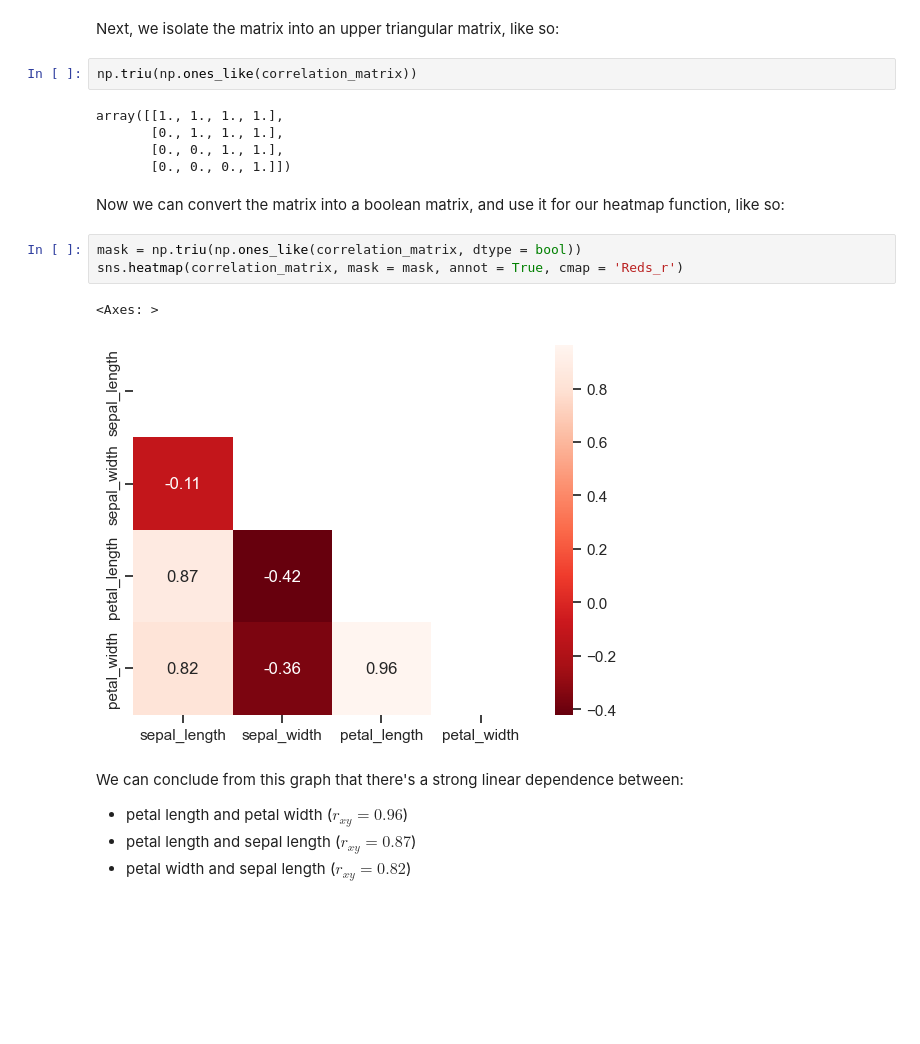
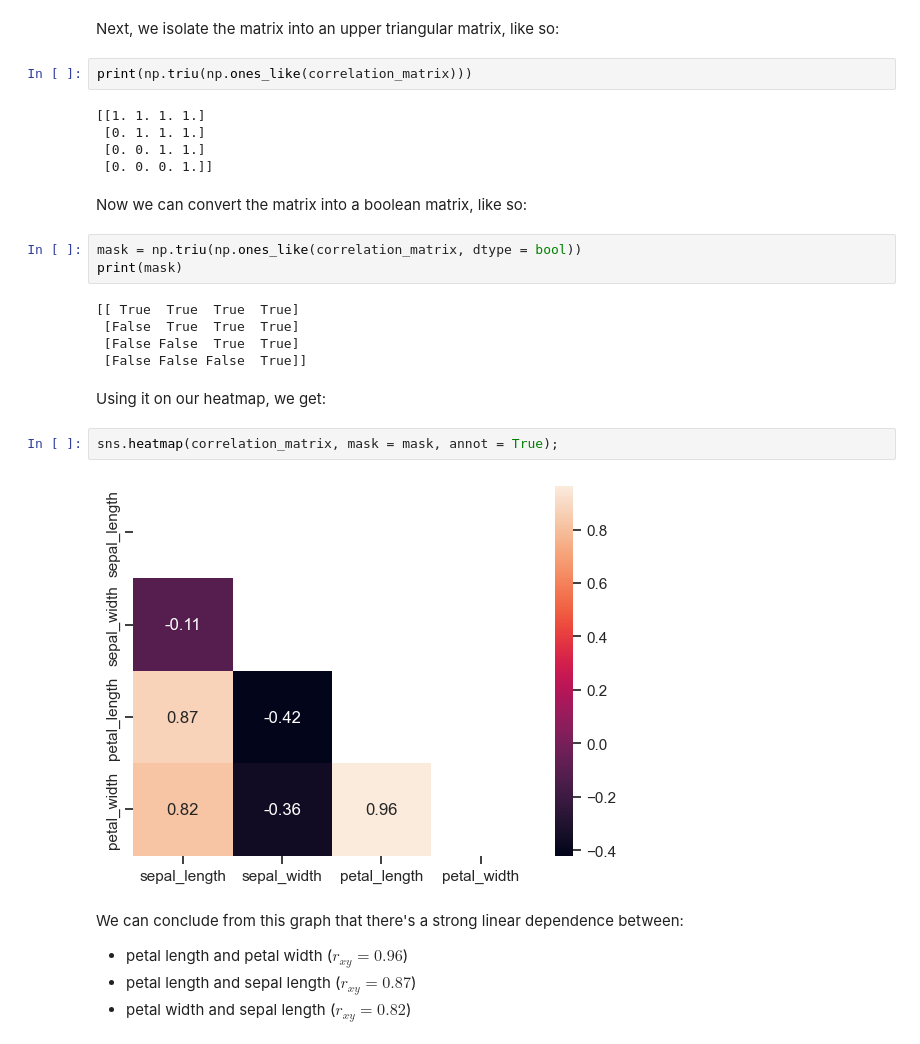
Before and after one commit to tomer279/Data-Science-Projects, a Jupyter notebook: Iris Notebook.ipynb, the cells around one changed output. Cells and saved outputs as stored; diff of their text form; blank space fills up the shorter version.

```diff
--- a/Iris Notebook.ipynb
+++ b/Iris Notebook.ipynb
@@ -268,20 +311,28 @@ array([[1., 1., 1., 1.],
 # %% [markdown]
 Next, we isolate the matrix into an upper triangular matrix, like so:
 # %%
-np.triu(np.ones_like(correlation_matrix))
+print(np.triu(np.ones_like(correlation_matrix)))
 # %% [output]
-array([[1., 1., 1., 1.],
-       [0., 1., 1., 1.],
-       [0., 0., 1., 1.],
-       [0., 0., 0., 1.]])
+[[1. 1. 1. 1.]
+ [0. 1. 1. 1.]
+ [0. 0. 1. 1.]
+ [0. 0. 0. 1.]]
 # %% [markdown]
-Now we can convert the matrix into a boolean matrix, and use it for our heatmap function, like so:
+Now we can convert the matrix into a boolean matrix, like so:
 # %%
 mask = np.triu(np.ones_like(correlation_matrix, dtype = bool))
-sns.heatmap(correlation_matrix, mask = mask, annot = True, cmap = 'Reds_r')
+print(mask)
 # %% [output]
-<Axes: >
+[[ True  True  True  True]
+ [False  True  True  True]
+ [False False  True  True]
+ [False False False  True]]
-[figure, removed]
+# %% [markdown]
+Using it on our heatmap, we get:
+# %%
+sns.heatmap(correlation_matrix, mask = mask, annot = True);
+# %% [output]
+[figure, added]
 # %% [markdown]
 We can conclude from this graph that there's a strong linear dependence between:
 * petal length and petal width ($r_{xy} = 0.96$)
```
Also changed, not shown: parts of 62 cells of this notebook.
